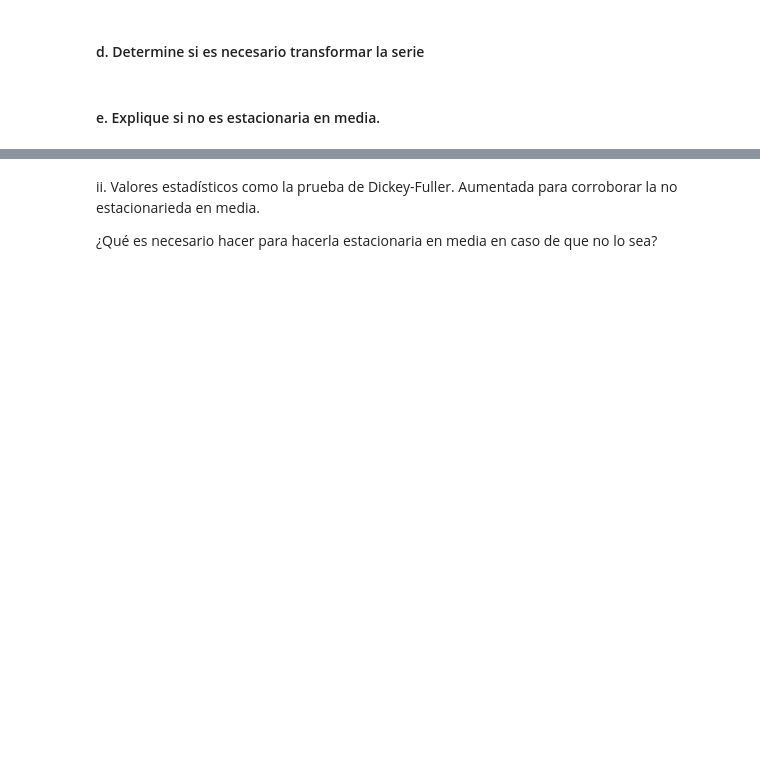
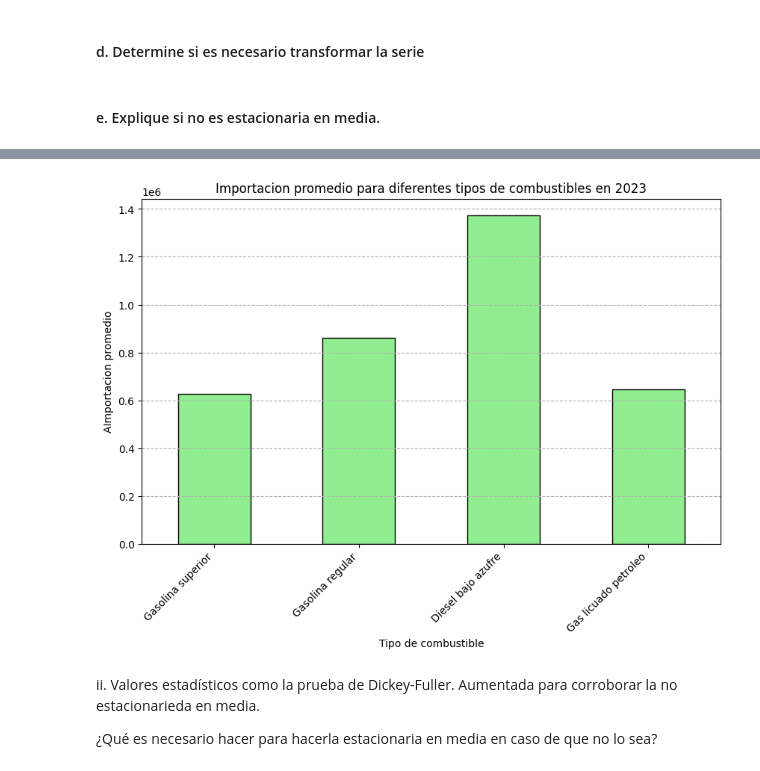
Before and after one commit to CrisLayB/DataScience_Lab02, a Jupyter notebook: ConsumoGasolina.ipynb, the cells around one changed output, grey strips where cells are left out. Saved outputs shown, nothing was run; the diff lists cells and outputs as text; code cells hidden in the pictures; blank space fills up the shorter version.

```diff
--- a/ConsumoGasolina.ipynb
+++ b/ConsumoGasolina.ipynb
@@ -18,3 +59,19 @@
+# %%
+#Importacion promedio de combustibles
+year_2023_import_data = df_import[df_import['Anio'] == 2023]
+
+average_monthly_importation_2023 = year_2023_import_data[fuel_types_to_calculate].mean()
+
+average_monthly_importation_2023.plot(kind='bar', figsize=(10, 6), color='lightgreen', edgecolor='black')
+
+plt.title('Importacion promedio para diferentes tipos de combustibles en 2023')
+plt.xlabel('Tipo de combustible')
+plt.ylabel('AImportacion promedio')
+plt.xticks(rotation=45, ha='right')
+plt.grid(axis='y', linestyle='--')
+plt.show()
+# %% [output]
+[figure, added]
 # %%
 # i. Gráfica de autocorrelación y explicar la no estacionariedad en media.
 # %% [markdown]
```
Also changed, not shown: parts of 2 cells of this notebook, 1 other file.
